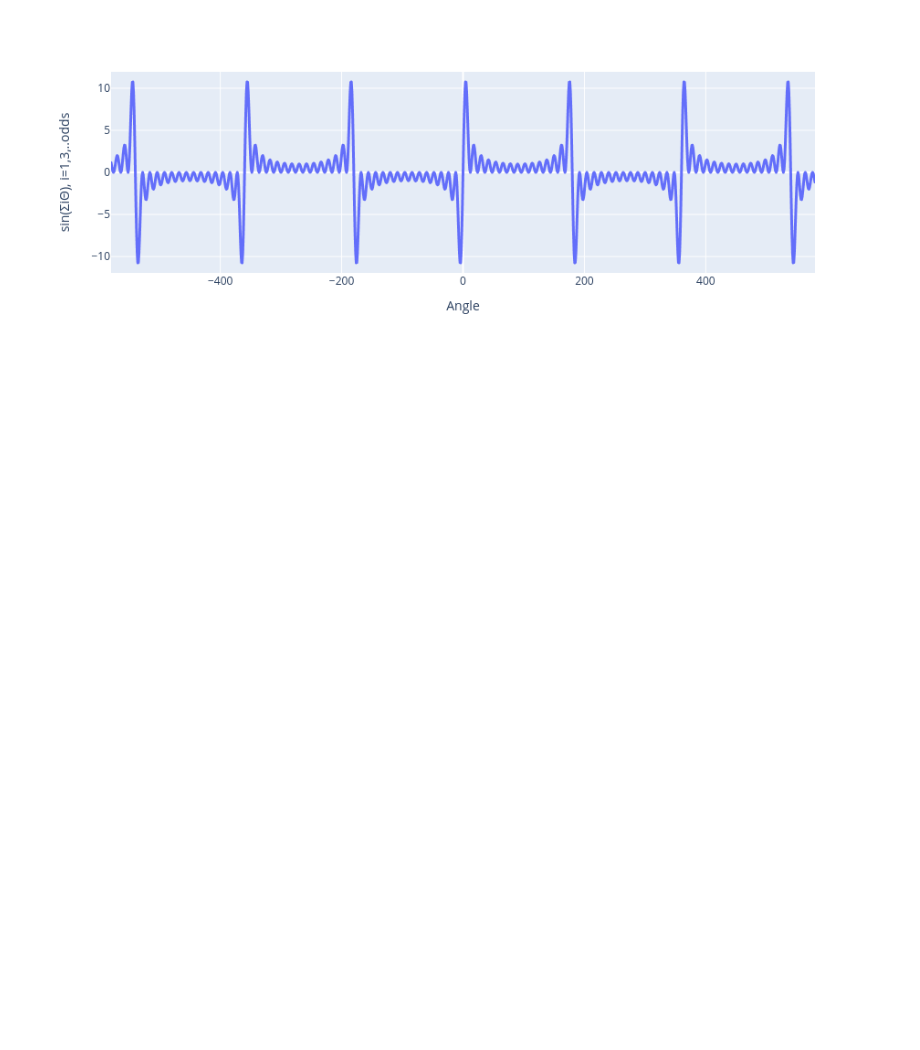
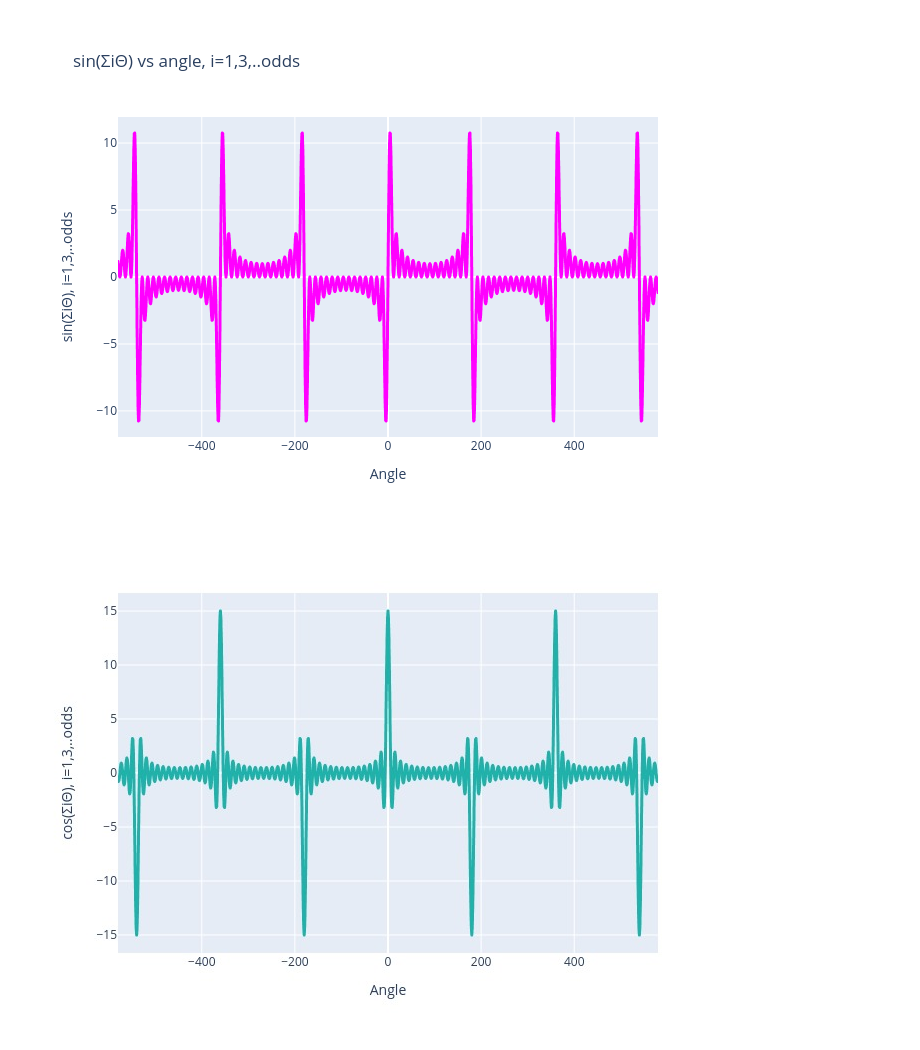
Before and after one commit to sampad95/python_and_jupyter-notebook_scripting, a Jupyter notebook: plotly/plotly_intro.ipynb, the cells around one changed output. Saved outputs shown, nothing was run; the diff lists cells and outputs as text; code cells hidden in the pictures; blank space fills up the shorter version.

```diff
--- a/plotly/plotly_intro.ipynb
+++ b/plotly/plotly_intro.ipynb
@@ -40,45 +72,48 @@ cos_even_sum = sum(cos_even)
 
 
 # fig=px.figure(figsize=(12,8),linewidth=50)
 # ax = fig.gca()
 # for axis in ['top','bottom','left','right']:
 #     ax.spines[axis].set_linewidth(3)
 # px.grid(linestyle='--')
 
 
-fig1 = px.line(x=x, y=sin_odd_sum, labels={'x':'Angle', 'y':'sin(ΣiΘ), i=1,3,..odds'})
-fig1.update_traces(line={'width': 3})
+fig1 = px.line(x=x, y=sin_odd_sum, title = 'sin(ΣiΘ) vs angle, i=1,3,..odds',
+               labels=dict(x='Angle', y='sin(ΣiΘ), i=1,3,..odds'))
+fig1.update_traces(line={'width': 3, 'color' : 'magenta'})
 
-fig2 = px.line(x=x, y=sin_even_sum, labels={'x':'Angle', 'y':'sin(ΣiΘ), i=2,4, ..evens'})
-fig2.update_traces(line={'width': 3})
+fig2 = px.line(x=x, y=sin_even_sum, labels=dict(x='Angle', y='sin(ΣiΘ), i=2,4, ..evens'))
+fig2.update_traces(line=dict(width = 3, color = 'palevioletred'))
+#fig2.update_traces(line={'width': 3, 'color' : 'palevioletred'})
 
 fig3 = px.line(x=x, y=cos_odd_sum, labels={'x':'Angle', 'y':'cos(ΣiΘ), i=1,3,..odds'})
-fig3.update_traces(line={'width': 3})
+fig3.update_traces(line=dict(width = 3, color = 'lightseagreen'))
+#fig3.update_traces(line={'width': 3, 'color' : 'lightseagreen'})
 
 fig4 = px.line(x=x, y=cos_even_sum, labels={'x':'Angle', 'y':'cos(ΣiΘ), i=2,4, ..evens'})
-fig4.update_traces(line={'width': 3})
+fig4.update_traces(line=dict(width = 3, color = 'red'))
+#fig4.update_traces(line={'width': 3, 'color' : 'red'})
 
 #r= list(range(0, -n-1, -90)) + list(range(0, n+1, 90))
 
 # plt.xticks([i for  i in r],
 #               labels = [str(i) for i in r] ,fontsize=15,fontweight='bold')
 
 # plt.yticks(fontsize=15,fontweight='bold')
 
 # fig1.show()
 # fig2.show()
 # fig3.show()
 # fig4.show()
 
-# fig1.show('png')
-# fig2.show('pdf')
-# fig3.show('jpg')
-# fig4.show('png')
+fig1.show('png')
+fig2.show('pdf')
+fig3.show('jpg')
+fig4.show('svg')
 
-# import chart_studio.plotly as py
-# py.iplot(fig1)
 
-from plotly.offline import iplot
-iplot(fig1)
+# from plotly.offline import iplot
+# iplot(fig1)
 # %% [output]
-[figure, old version]
+[figure, new version]
+[figure, added]
```
Also changed, not shown: parts of 3 cells of this notebook.
